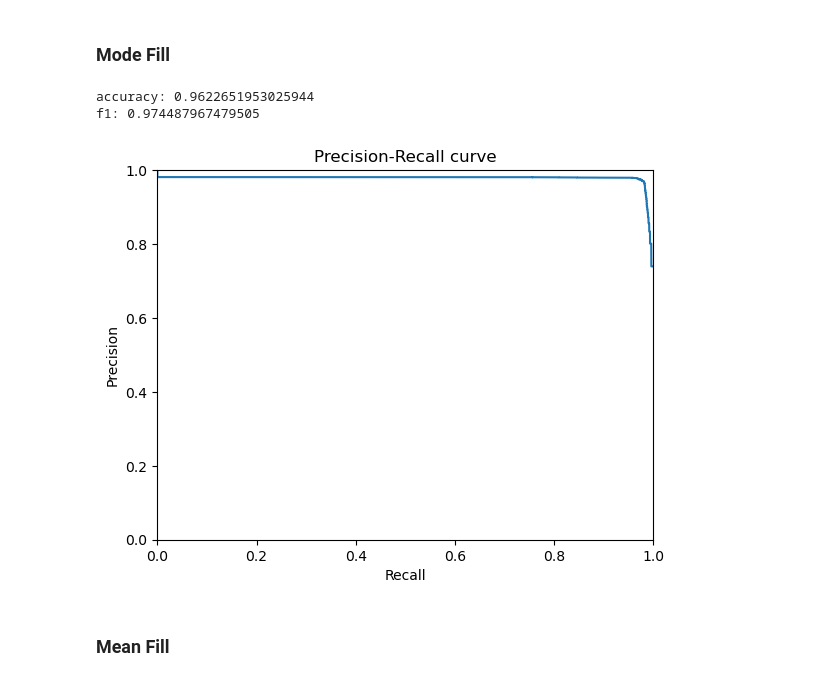
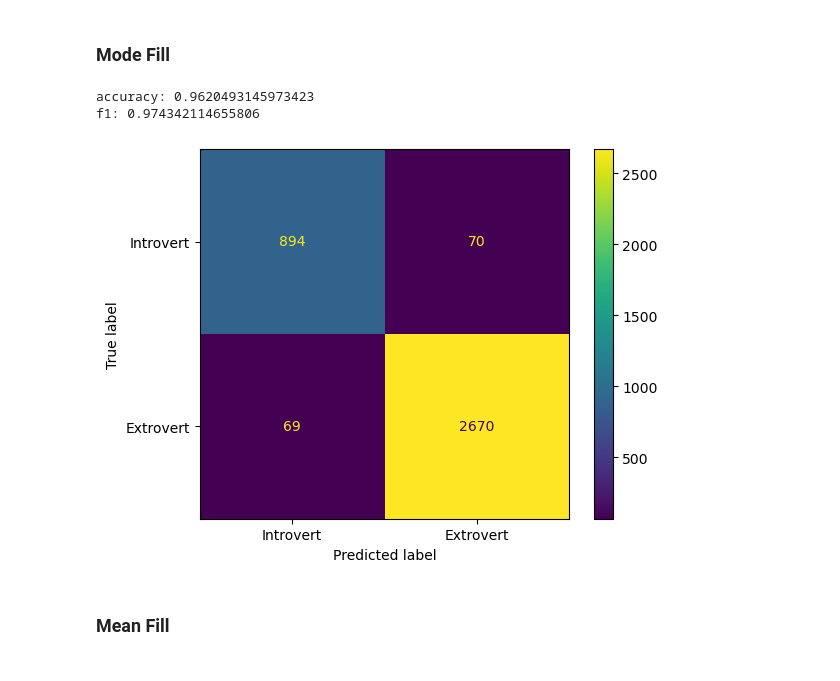
Before and after one commit to PedroVNasc/CCD-2025, a Jupyter notebook: C1/C1_Final.ipynb, the cells around one changed output. Saved outputs shown, nothing was run; the diff lists cells and outputs as text; code cells hidden in the pictures.

```diff
--- a/C1/C1_Final.ipynb
+++ b/C1/C1_Final.ipynb
@@ -70,7 +67,7 @@ def preprocess(df:pd.DataFrame, strategy="mode"):
     elif strategy == "special":
         return special_fill_nan(df)
 # %%
-original_df = pd.read_csv("data/train.csv")
+original_df = pd.read_csv("../data/C1/train.csv")
 original_df['label'] = [1 if x == 'Extrovert' else 0 for x in original_df['Personality']]
 original_df.head()
 # %% [output]
@@ -104,7 +101,7 @@ memory usage: 1.4+ MB
 def cut_dataframe(data: pd.DataFrame, drop_columns: list[str]) -> pd.DataFrame:
     return data.drop(columns=drop_columns)
 
-def split_data(data: pd.DataFrame, test_size: float = 0.2, seed: int = 42):
+def split_data(data: pd.DataFrame, test_size: float = 0.2):
     x = data.drop(columns=['label'])
     y = data['label']
 
@@ -118,7 +115,6 @@ def measure_method(
         data: pd.DataFrame,
         strategy: str,
         n_estimators: int = 100,
-        seed: int = 42,
         smote: bool = False
     ):
 
@@ -128,19 +124,37 @@ def measure_method(
 
     if smote:
         model = Pipeline([
-            ('smote', SMOTE(random_state=seed)),
-            ('rf', RandomForestClassifier(n_estimators=n_estimators, random_state=seed))
+            ('smote', SMOTE()),
+            ('rf', RandomForestClassifier(n_estimators=n_estimators))
         ])
     else:
-        model = RandomForestClassifier(n_estimators=n_estimators, random_state=seed)
+        model = RandomForestClassifier(n_estimators=n_estimators)
 
 
-    kf = StratifiedKFold(n_splits=5, shuffle=True, random_state=seed)
+    kf = StratifiedKFold(n_splits=5, shuffle=True)
     scores = cross_validate(model, x, y, cv=kf, scoring=['f1', 'accuracy'], return_train_score=False)
-    pr_scores = cross_val_predict(model, x, y, cv=kf, method='predict_proba')[:, 1]
-    precision, recall, _ = precision_recall_curve(y, pr_scores)
+    #pr_scores = cross_val_predict(model, x, y, cv=kf, method='predict_proba')[:, 1]
+    #precision, recall, _ = precision_recall_curve(y, pr_scores)
 
-    return scores, precision, recall
+    conf_matrices = np.zeros((2, 2))
+
+    # Iterate through the folds
+    for train_index, test_index in kf.split(x, y):
+        X_train, X_test = x.iloc[train_index], x.iloc[test_index]
+        y_train, y_test = y.iloc[train_index], y.iloc[test_index]
+
+        if smote:
+            X_train_resampled, y_train_resampled = SMOTE().fit_resample(X_train, y_train)
+            model.fit(X_train_resampled, y_train_resampled)
+        else:
+            model.fit(X_train, y_train)
+        y_pred = model.predict(X_test)
+
+        # Compute confusion matrix for this fold
+        cm = confusion_matrix(y_test, y_pred)
+        conf_matrices += cm
+
+    return scores, conf_matrices/5
 # %% [markdown]
 ## Dataset com Drained_after_socializing
 # %%
@@ -156,24 +170,17 @@ df.head()
 # %% [markdown]
 ### Mode Fill
 # %%
-scores, precision, recall = measure_method(df.copy(), strategy='mode')
+scores, cm = measure_method(df.copy(), strategy='mode')
+print('accuracy:', np.mean(scores['test_accuracy']))
+print('f1:', np.mean(scores['test_f1']))
+
+disp = ConfusionMatrixDisplay(confusion_matrix=cm.astype(int), display_labels=["Introvert", "Extrovert"])
+disp.plot()
+plt.show()
+# %% [output]
+accuracy: 0.9620493145973423
+f1: 0.974342114655806
+[figure, added]
-# %%
-print('accuracy:', np.mean(scores['test_accuracy']))
-print('f1:', np.mean(scores['test_f1']))
-# %% [output]
-accuracy: 0.9622651953025944
-f1: 0.974487967479505
-# %%
-plt.figure()
-plt.step(recall, precision, where='post')
-plt.xlabel('Recall')
-plt.ylabel('Precision')
-plt.title(f'Precision-Recall curve')
-plt.ylim(0, 1)
-plt.xlim(0, 1)
-plt.show()
-# %% [output]
-[figure, removed]
 # %% [markdown]
 ### Mean Fill
 # %%
```
Also changed, not shown: parts of 29 cells of this notebook.
